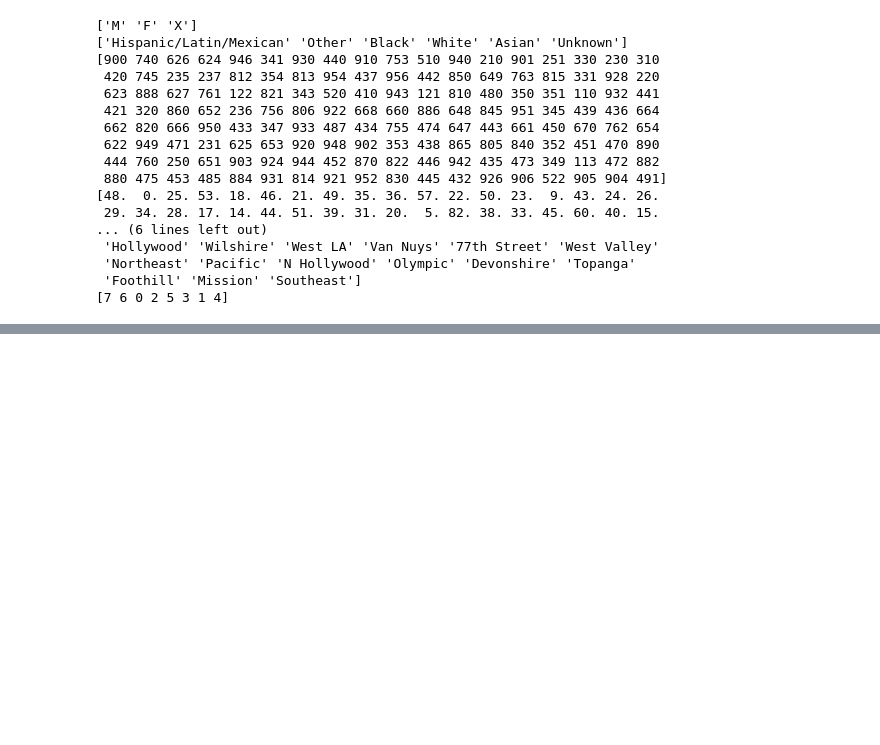
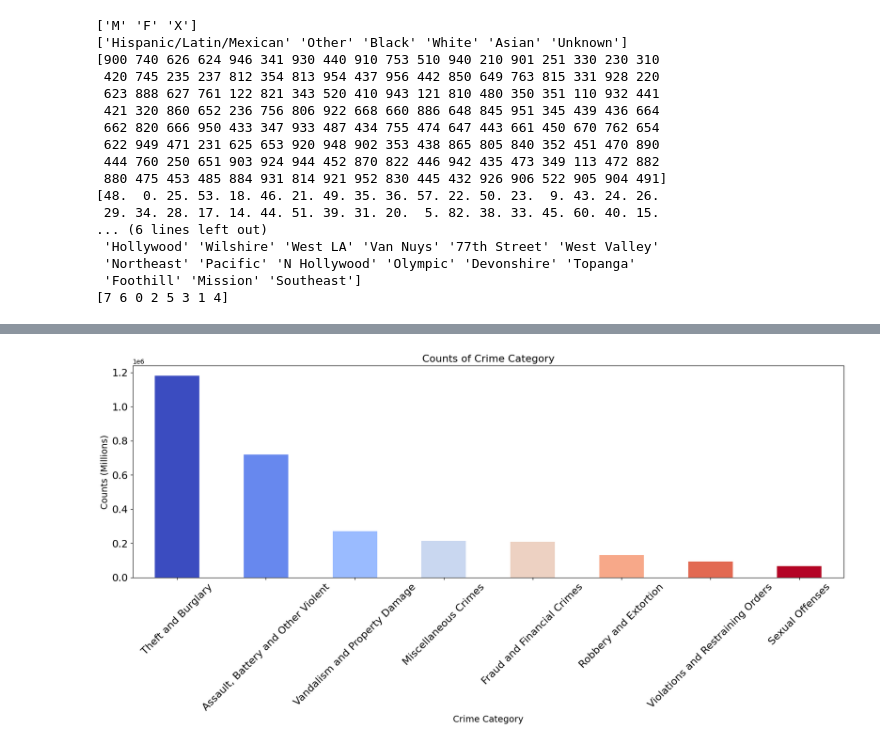
Before and after one commit to elijahcw-git/Capstone, a Jupyter notebook: data_cleaner.ipynb, the cells around one changed output, grey strips where cells are left out. Saved outputs shown, nothing was run; the diff lists cells and outputs as text; code cells hidden in the pictures; blank space fills up the shorter version.

```diff
--- a/data_cleaner.ipynb
+++ b/data_cleaner.ipynb
@@ -231,0 +279,36 @@ df['Crime_Category_Code'].unique()
+# %%
+import pandas as pd
+import matplotlib.pyplot as plt
+
+category_counts = merged_df['Crime_Category'].value_counts()
+
+# Simulating the operation with the previously used sample data
+
+# Assuming 'crime_categories' and 'counts' represent your actual data
+# Re-creating a simplified DataFrame to simulate your scenario
+# df_simulated = pd.DataFrame({'Crime_Category': crime_categories * 15})  # Multiplying to simulate repeats
+# Generate a list of unique colors for each bar
+colors = plt.cm.coolwarm(np.linspace(0, 1, len(category_counts)))
+
+# Plotting the bar chart
+plt.figure(figsize=(20, 6))
+category_counts.plot(kind='bar', color=colors)
+plt.xlabel('Crime Category', fontsize=14)  # Increase font size for the x-axis label
+plt.ylabel('Counts (Millions)', fontsize=14)  # Increase font size for the y-axis label
+plt.title('Counts of Crime Category', fontsize=16)  # Increase font size for the title
+plt.xticks(rotation=45, fontsize=16)  # Increase font size for the x-axis tick labels
+plt.yticks(fontsize=16)  # Increase font size for the y-axis tick labels
+
+# Define patches for the legend, assuming this matches your categories
+# patches = [
+#     mpatches.Patch(color=colors[0], label='< 18'),
+#     mpatches.Patch(color=colors[1], label='18 to 65'),
+#     mpatches.Patch(color=colors[2], label='65 and up')
+# ]
+
+# Add the legend to the plot with an increased font size
+# plt.legend(handles=patches, loc='upper right', fontsize=12)
+
+plt.show()
+# %% [output]
+[figure, added]
```
Also changed, not shown: parts of 13 cells of this notebook.
